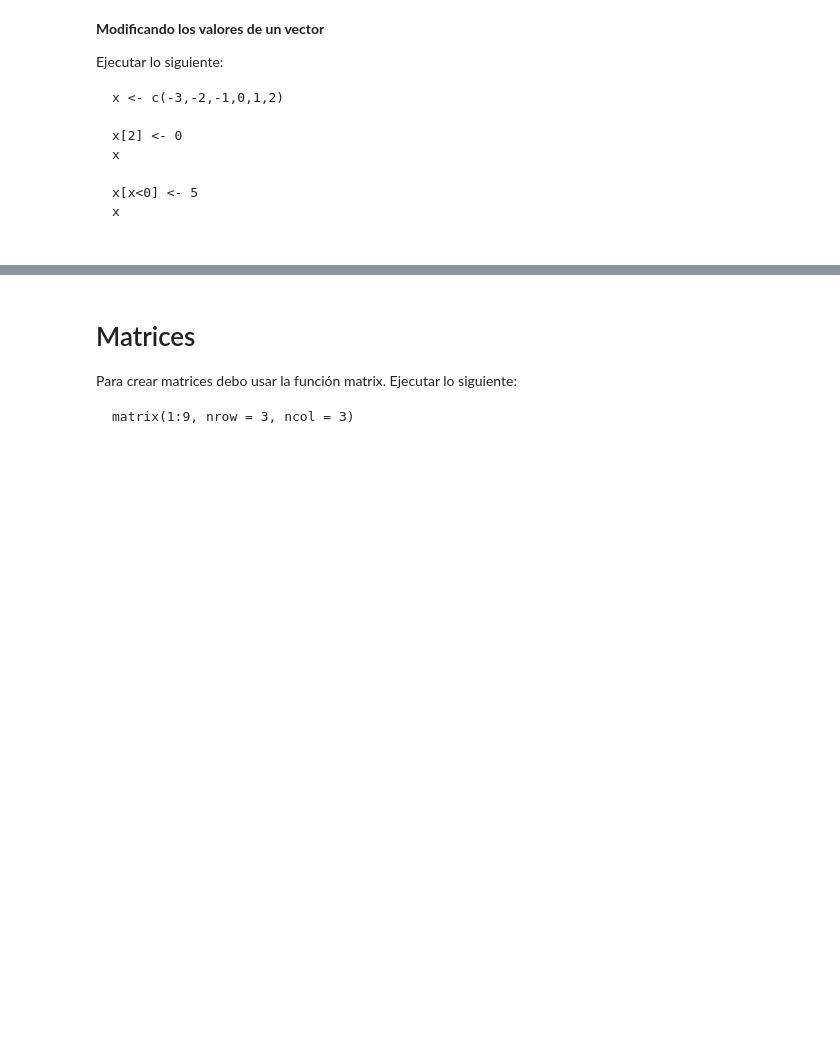
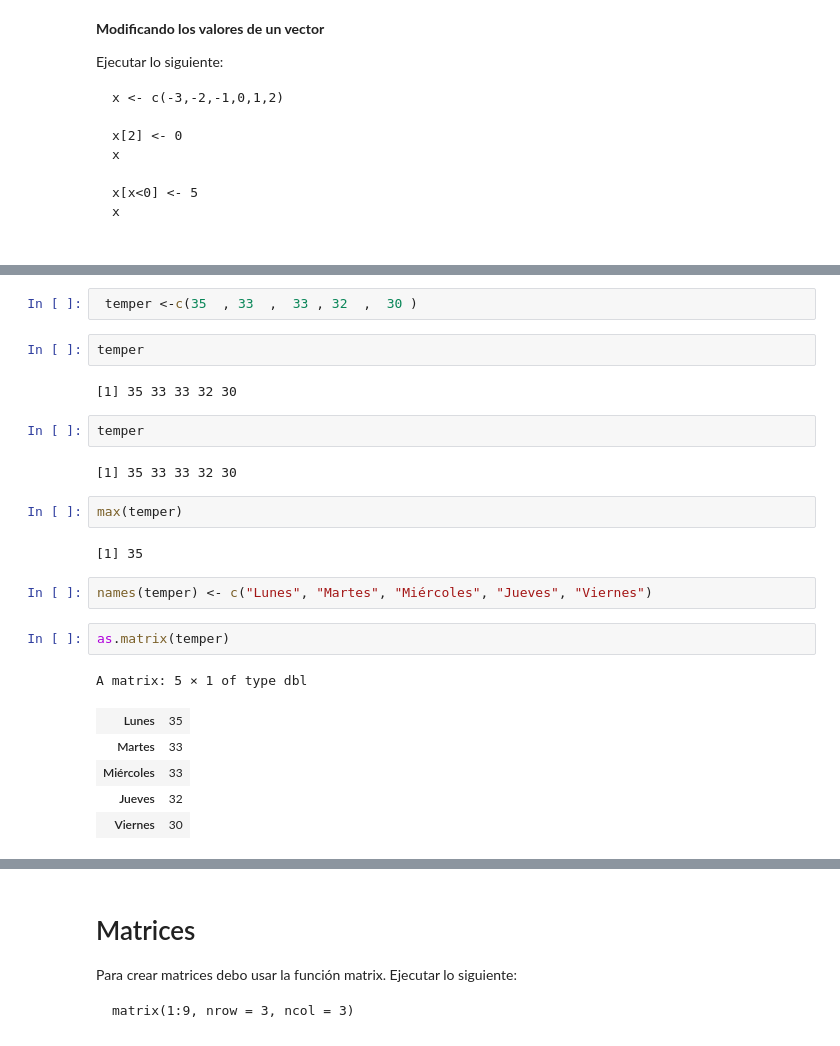
Before and after one commit to ricardo-rios/fund_prog_est, a Jupyter notebook: UnidadI/introduccion_R.ipynb, the cells around one changed output, grey strips where cells are left out. Saved outputs shown, nothing was run; the diff lists cells and outputs as text; blank space fills up the shorter version.

```diff
--- a/UnidadI/introduccion_R.ipynb
+++ b/UnidadI/introduccion_R.ipynb
@@ -559,0 +623,25 @@ x
+# %%
+ temper <-c(35  , 33  ,  33 , 32  ,  30 )
+# %%
+temper
+# %% [output]
+[1] 35 33 33 32 30
+# %%
+temper
+# %% [output]
+[1] 35 33 33 32 30
+# %%
+max(temper)
+# %% [output]
+[1] 35
+# %%
+names(temper) <- c("Lunes", "Martes", "Miércoles", "Jueves", "Viernes")
+# %%
+as.matrix(temper)
+# %% [output]
+A matrix: 5 × 1 of type dbl
+| Lunes | 35 |
+| Martes | 33 |
+| Miércoles | 33 |
+| Jueves | 32 |
+| Viernes | 30 |
```
Also changed, not shown: parts of 15 cells of this notebook.
